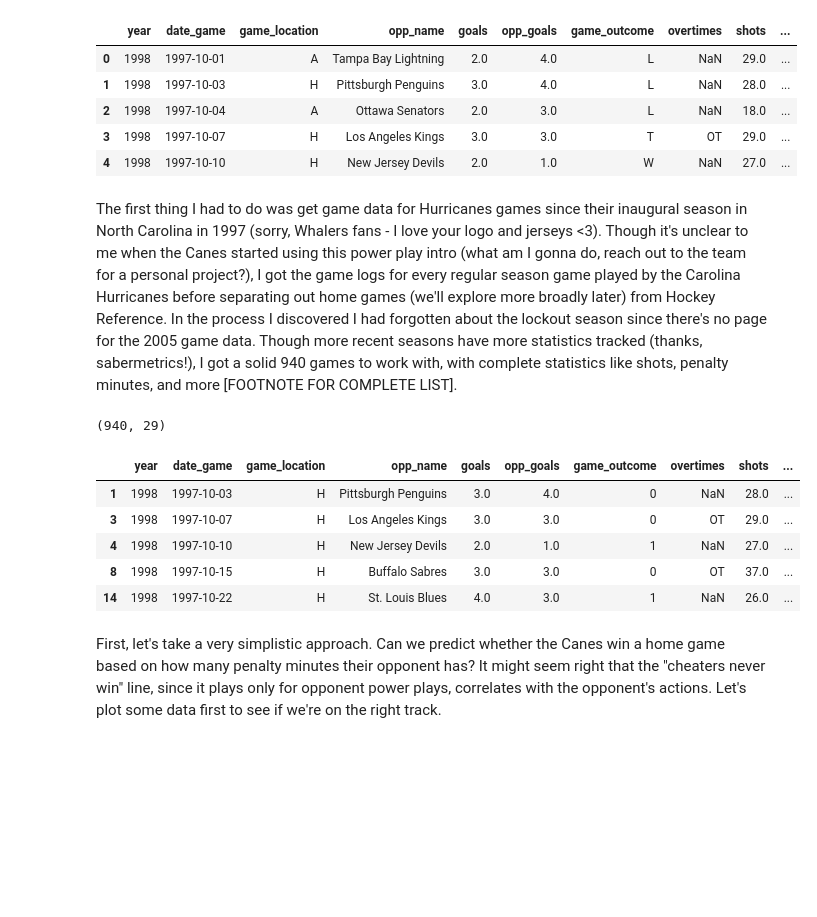
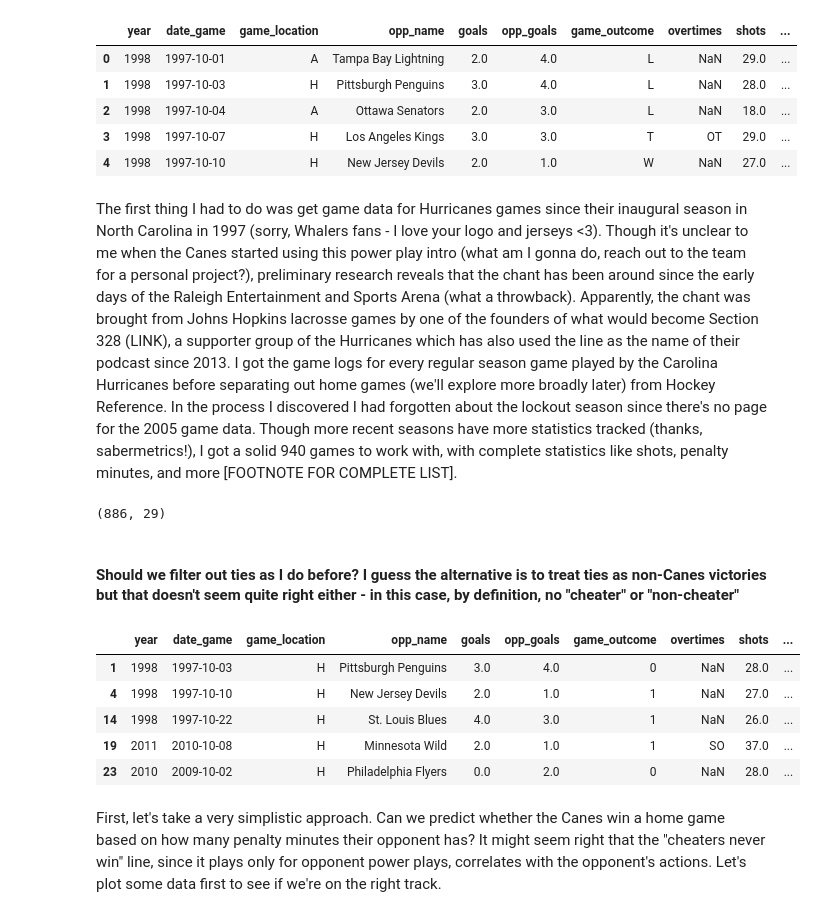
Before and after one commit to tas12740/Hockey---Do-Cheaters-Never-Win, a Jupyter notebook: SimplePredict.ipynb, the cells around one changed output. Drawn from its saved outputs; the diff is of its cells as text; code cells hidden in the pictures; blank space fills up the shorter version.

Commit message:
Update cheating project

```diff
--- a/SimplePredict.ipynb
+++ b/SimplePredict.ipynb
@@ -22,7 +25,7 @@ import seaborn as sns
 # %%
-hockey_df = pd.read_csv('canes.csv')
+canes_df = pd.read_csv('canes.csv')
 
-hockey_df.shape
+canes_df.shape
 # %% [output]
 (1876, 29)
 # %%
@@ -35,23 +38,27 @@ hockey_df.head()
 | 3 | 1998 | 1997-10-07 | H | Los Angeles Kings | 3.0 | 3.0 | T | OT | 29.0 | ... |
 | 4 | 1998 | 1997-10-10 | H | New Jersey Devils | 2.0 | 1.0 | W | NaN | 27.0 | ... |
 # %% [markdown]
-The first thing I had to do was get game data for Hurricanes games since their inaugural season in North Carolina in 1997 (sorry, Whalers fans - I love your logo and jerseys <3). Though it's unclear to me when the Canes started using this power play intro (what am I gonna do, reach out to the team for a personal project?), I got the game logs for every regular season game played by the Carolina Hurricanes before separating out home games (we'll explore more broadly later) from Hockey Reference. In the process I discovered I had forgotten about the lockout season since there's no page for the 2005 game data. Though more recent seasons have more statistics tracked (thanks, sabermetrics!), I got a solid 940 games to work with, with complete statistics like shots, penalty minutes, and more [FOOTNOTE FOR COMPLETE LIST].
+The first thing I had to do was get game data for Hurricanes games since their inaugural season in North Carolina in 1997 (sorry, Whalers fans - I love your logo and jerseys <3). Though it's unclear to me when the Canes started using this power play intro (what am I gonna do, reach out to the team for a personal project?), preliminary research reveals that the chant has been around since the early days of the Raleigh Entertainment and Sports Arena (what a throwback). Apparently, the chant was brought from Johns Hopkins lacrosse games by one of the founders of what would become Section 328 (LINK), a supporter group of the Hurricanes which has also used the line as the name of their podcast since 2013. I got the game logs for every regular season game played by the Carolina Hurricanes before separating out home games (we'll explore more broadly later) from Hockey Reference. In the process I discovered I had forgotten about the lockout season since there's no page for the 2005 game data. Though more recent seasons have more statistics tracked (thanks, sabermetrics!), I got a solid 940 games to work with, with complete statistics like shots, penalty minutes, and more [FOOTNOTE FOR COMPLETE LIST].
 # %%
-games_home = hockey_df[hockey_df['game_location'] == 'H']
+games_home = canes_df[canes_df['game_location'] == 'H']
+games_home_no_ties = games_home[games_home['game_outcome'] != 'T']
 games_home['game_outcome'] = games_home['game_outcome'].apply(lambda x : 1 if x == 'W' else 0)
+games_home_no_ties['game_outcome'] = games_home_no_ties['game_outcome'].apply(lambda x : 1 if x == 'W' else 0)
 
-games_home.shape
+games_home_no_ties.shape
 # %% [output]
-(940, 29)
+(886, 29)
+# %% [markdown]
+#### Should we filter out ties as I do before? I guess the alternative is to treat ties as non-Canes victories but that doesn't seem quite right either - in this case, by definition, no "cheater" or "non-cheater"
 # %%
-games_home.head()
+games_home_no_ties.head()
 # %% [output]
 |  | year | date_game | game_location | opp_name | goals | opp_goals | game_outcome | overtimes | shots | ... |
 | 1 | 1998 | 1997-10-03 | H | Pittsburgh Penguins | 3.0 | 4.0 | 0 | NaN | 28.0 | ... |
-| 3 | 1998 | 1997-10-07 | H | Los Angeles Kings | 3.0 | 3.0 | 0 | OT | 29.0 | ... |
 | 4 | 1998 | 1997-10-10 | H | New Jersey Devils | 2.0 | 1.0 | 1 | NaN | 27.0 | ... |
-| 8 | 1998 | 1997-10-15 | H | Buffalo Sabres | 3.0 | 3.0 | 0 | OT | 37.0 | ... |
 | 14 | 1998 | 1997-10-22 | H | St. Louis Blues | 4.0 | 3.0 | 1 | NaN | 26.0 | ... |
+| 19 | 2011 | 2010-10-08 | H | Minnesota Wild | 2.0 | 1.0 | 1 | SO | 37.0 | ... |
+| 23 | 2010 | 2009-10-02 | H | Philadelphia Flyers | 0.0 | 2.0 | 0 | NaN | 28.0 | ... |
 # %% [markdown]
 First, let's take a very simplistic approach. Can we predict whether the Canes win a home game based on how many penalty minutes their opponent has? It might seem right that the "cheaters never win" line, since it plays only for opponent power plays, correlates with the opponent's actions. Let's plot some data first to see if we're on the right track.
 # %%
```
Also changed, not shown: parts of 49 cells of this notebook.
